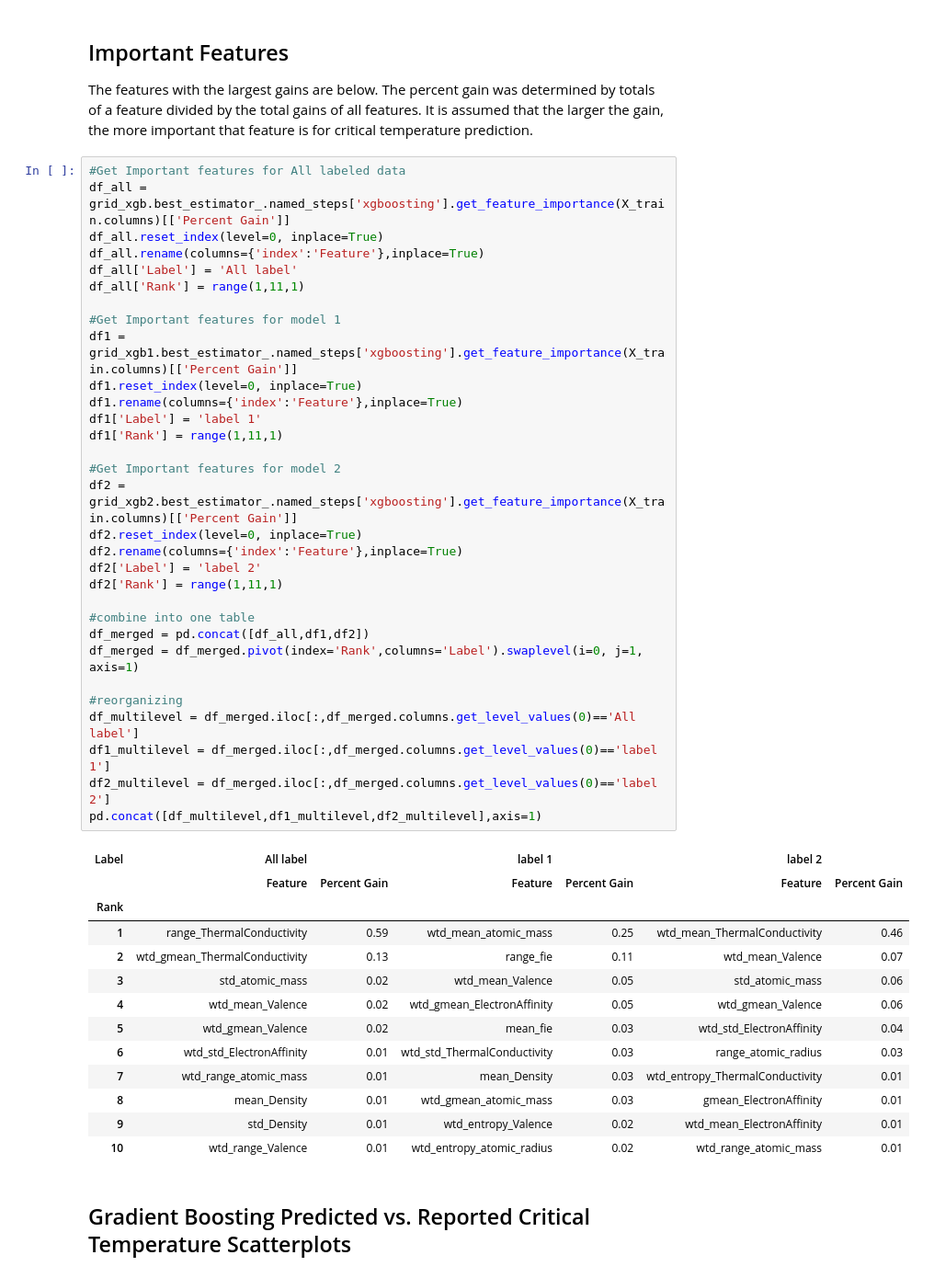
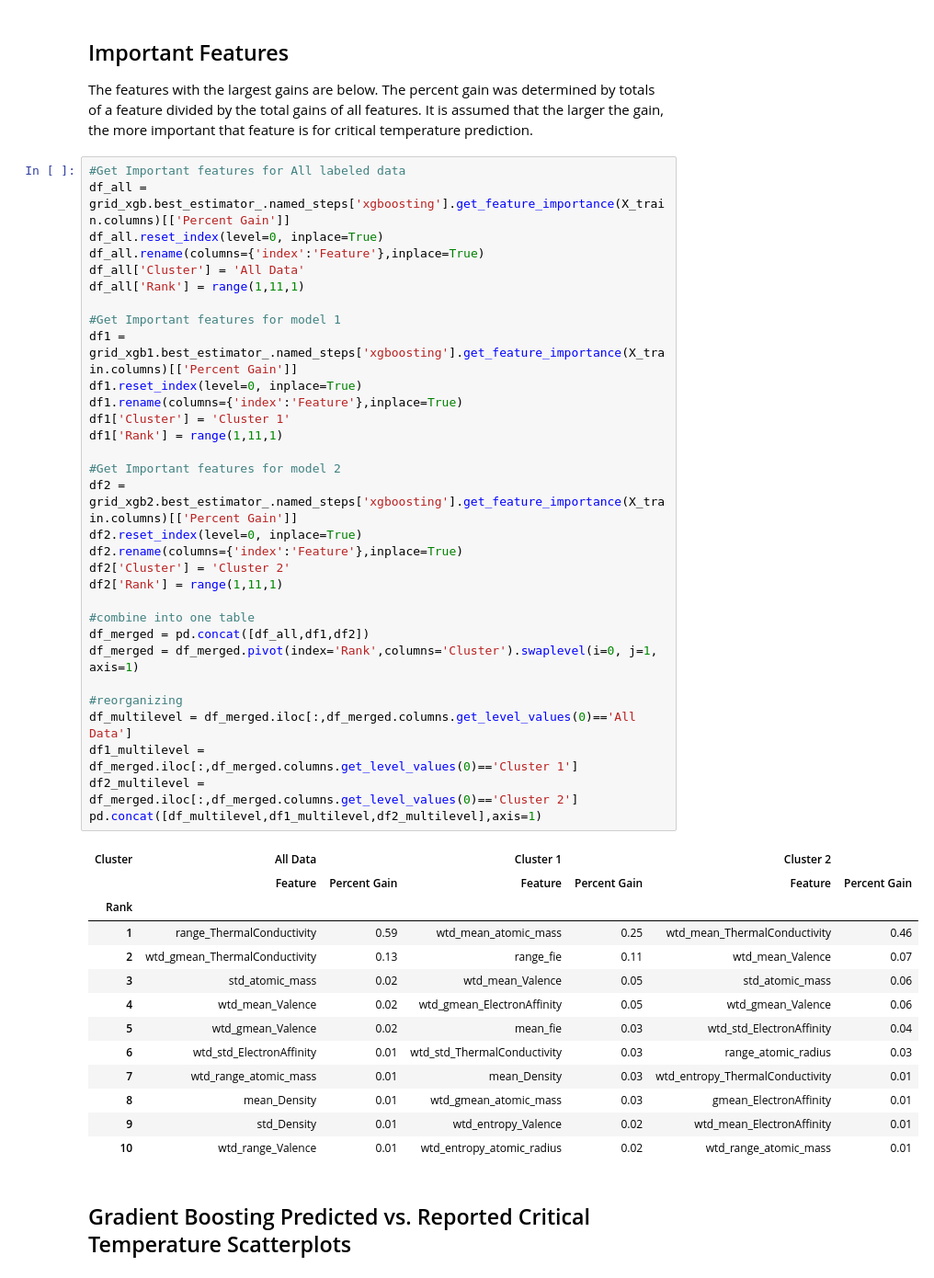
Before and after one commit to fullmetalchem15t/superconductors, a Jupyter notebook: Superconductor_gradient_boosting.ipynb, the cells around one changed output. Shown at 92% size. Drawn from its saved outputs; the diff is of its cells as text.

```diff
--- a/Superconductor_gradient_boosting.ipynb
+++ b/Superconductor_gradient_boosting.ipynb
@@ -303,36 +297,36 @@ The features with the largest gains are below. The percent gain was determined b
 # %%
 #Get Important features for All labeled data
 df_all = grid_xgb.best_estimator_.named_steps['xgboosting'].get_feature_importance(X_train.columns)[['Percent Gain']]
 df_all.reset_index(level=0, inplace=True)
 df_all.rename(columns={'index':'Feature'},inplace=True)
-df_all['Label'] = 'All label'
+df_all['Cluster'] = 'All Data'
 df_all['Rank'] = range(1,11,1)
 
 #Get Important features for model 1
 df1 = grid_xgb1.best_estimator_.named_steps['xgboosting'].get_feature_importance(X_train.columns)[['Percent Gain']]
 df1.reset_index(level=0, inplace=True)
 df1.rename(columns={'index':'Feature'},inplace=True)
-df1['Label'] = 'label 1'
+df1['Cluster'] = 'Cluster 1'
 df1['Rank'] = range(1,11,1)
 
 #Get Important features for model 2
 df2 = grid_xgb2.best_estimator_.named_steps['xgboosting'].get_feature_importance(X_train.columns)[['Percent Gain']]
 df2.reset_index(level=0, inplace=True)
 df2.rename(columns={'index':'Feature'},inplace=True)
-df2['Label'] = 'label 2'
+df2['Cluster'] = 'Cluster 2'
 df2['Rank'] = range(1,11,1)
 
 #combine into one table
 df_merged = pd.concat([df_all,df1,df2])
-df_merged = df_merged.pivot(index='Rank',columns='Label').swaplevel(i=0, j=1, axis=1)
+df_merged = df_merged.pivot(index='Rank',columns='Cluster').swaplevel(i=0, j=1, axis=1)
 
 #reorganizing
-df_multilevel = df_merged.iloc[:,df_merged.columns.get_level_values(0)=='All label']
-df1_multilevel = df_merged.iloc[:,df_merged.columns.get_level_values(0)=='label 1']
-df2_multilevel = df_merged.iloc[:,df_merged.columns.get_level_values(0)=='label 2']
+df_multilevel = df_merged.iloc[:,df_merged.columns.get_level_values(0)=='All Data']
+df1_multilevel = df_merged.iloc[:,df_merged.columns.get_level_values(0)=='Cluster 1']
+df2_multilevel = df_merged.iloc[:,df_merged.columns.get_level_values(0)=='Cluster 2']
 pd.concat([df_multilevel,df1_multilevel,df2_multilevel],axis=1)
 # %% [output]
-| Label | All label |  | label 1 |  | label 2 |  |
+| Cluster | All Data |  | Cluster 1 |  | Cluster 2 |  |
 |  | Feature | Percent Gain | Feature | Percent Gain | Feature | Percent Gain |
 | Rank |  |  |  |  |  |  |
 | 1 | range_ThermalConductivity | 0.59 | wtd_mean_atomic_mass | 0.25 | wtd_mean_ThermalConductivity | 0.46 |
```
Also changed, not shown: parts of 9 cells of this notebook, 2 other files.
